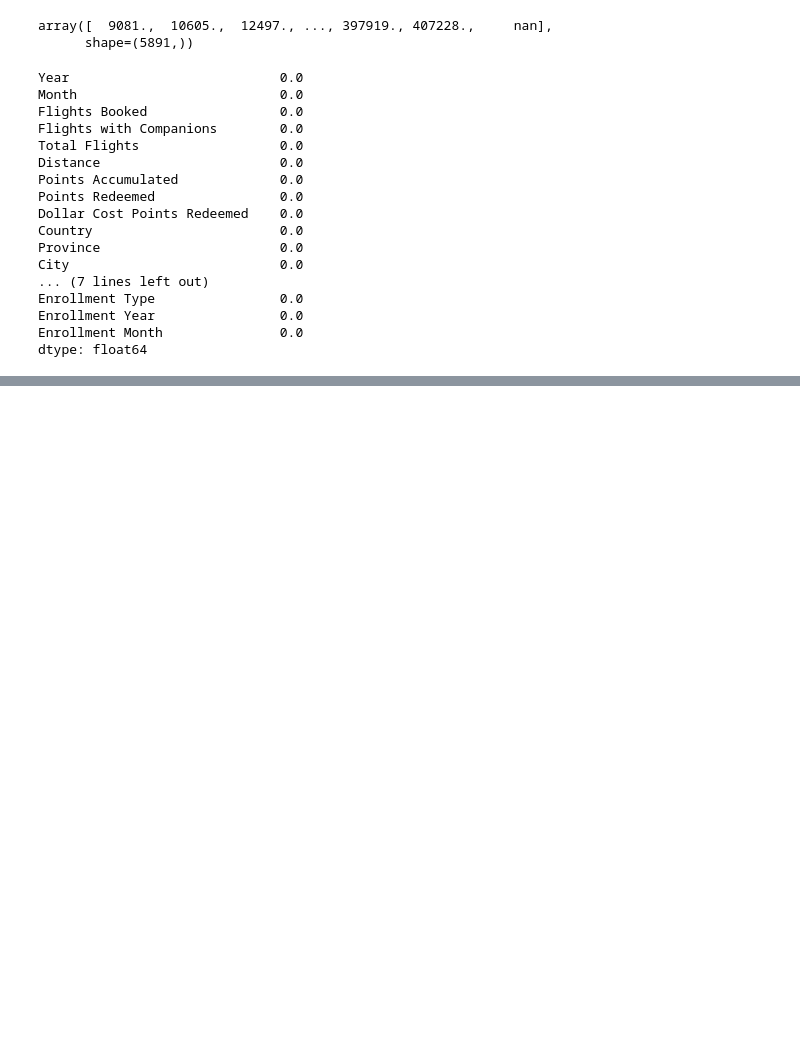
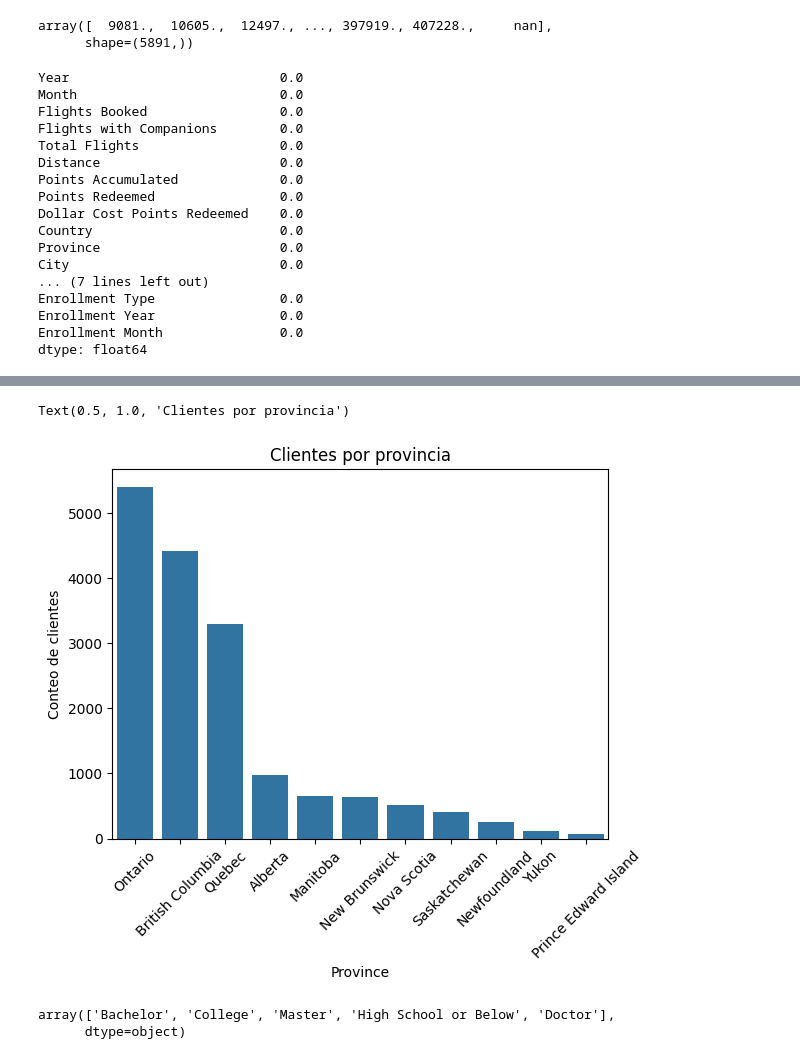
Before and after one commit to Adalab/bda-modulo-3-evaluacion-final-KatherineGortz, a Jupyter notebook: evaluación_modulo_3_Katherine_Gortz.ipynb, the cells around one changed output, grey strips where cells are left out. Saved outputs shown, nothing was run; the diff lists cells and outputs as text; code cells hidden in the pictures; blank space fills up the shorter version.

```diff
--- a/evaluación_modulo_3_Katherine_Gortz.ipynb
+++ b/evaluación_modulo_3_Katherine_Gortz.ipynb
@@ -358,0 +447,24 @@ dtype: float64
+# %%
+# Reset index to treat Loyalty Number as a column
+df_reset = df.reset_index()
+
+# Group by Province and sum the Loyalty Numbers using nunique instead of size to count only unique values
+df_province = df_reset.groupby('Province')['Loyalty Number'].nunique().reset_index()
+
+df_province.columns = ["Province", "conteo"] #the column headers I want to see
+
+# Display the result
+df_province_sorted= df_province.sort_values(by='conteo', ascending=False)
+# %%
+sns.barplot(data=df_province, x='Province', y ='conteo', order=df_province_sorted['Province'])
+plt.tick_params(axis='x', rotation=45)
+plt.ylabel('Conteo de clientes')
+plt.title('Clientes por provincia')
+# %% [output]
+Text(0.5, 1.0, 'Clientes por provincia')
+[figure, added]
+# %%
+df['Education'].unique()
+# %% [output]
+array(['Bachelor', 'College', 'Master', 'High School or Below', 'Doctor'],
+      dtype=object)
```
Also changed, not shown: parts of 22 cells of this notebook.
